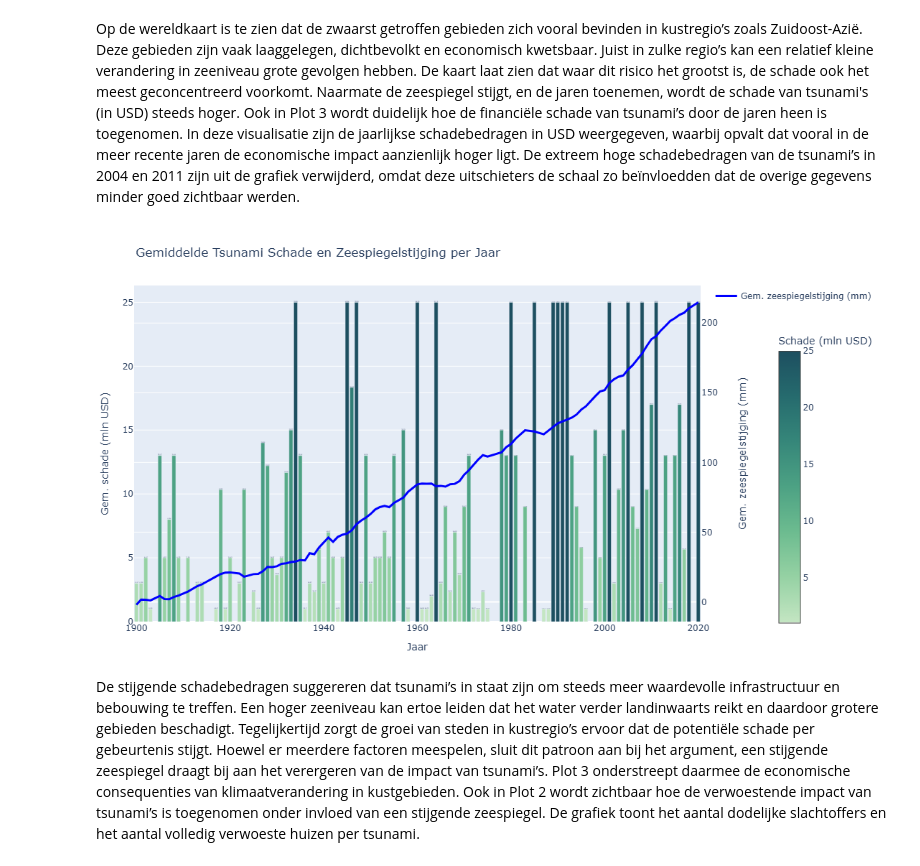
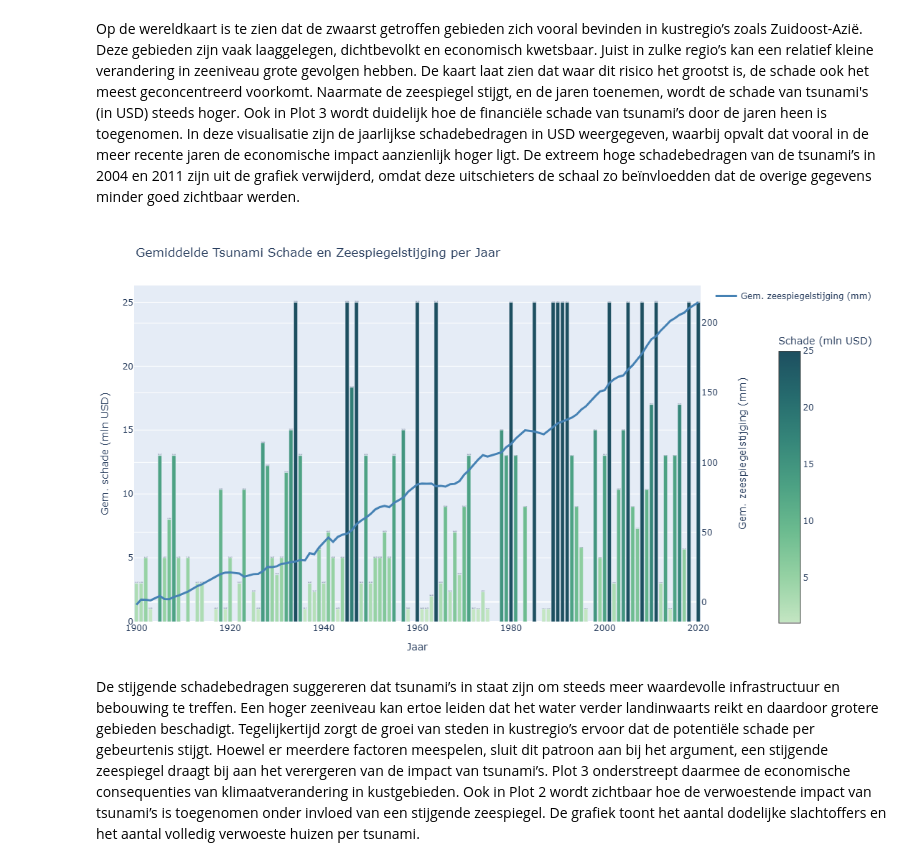
Before and after one commit to roosz/informatievisualisatie, a Jupyter notebook: _build/jupyter_execute/docs/voorindatasory.ipynb, the cells around one changed output. Cells and saved outputs as stored; diff of their text form; code cells hidden in the pictures.

```diff
--- a/_build/jupyter_execute/docs/voorindatasory.ipynb
+++ b/_build/jupyter_execute/docs/voorindatasory.ipynb
@@ -480,37 +481,37 @@ fig.add_trace(go.Scatter(
     name='Gem. zeespiegelstijging (mm)',
     yaxis='y2',
     mode='lines',  # alleen lijn, geen markers
-    line=dict(color='blue', width=3),
+    line=dict(color='steelblue', width=3),
     hoverinfo='none'  # hover info via bar, dus hier niet nodig
 ))
 
 # Layout met twee y-assen
 fig.update_layout(
     title='Gemiddelde Tsunami Schade en Zeespiegelstijging per Jaar',
     xaxis=dict(title='Jaar'),
     yaxis=dict(
         title='Gem. schade (mln USD)',
         rangemode='tozero'
     ),
 yaxis2=dict(
     title='Gem. zeespiegelstijging (mm)',
     overlaying='y',
     side='right',
     rangemode='tozero',
     title_font=dict(
         size=14,
     ),
     title_standoff=30
 ),
 
     height=600,
     width=775,
     margin=dict(l=50, r=70, t=80, b=50)
 )
 
 fig.show()
 # %% [output]
-[figure, old version]
+[figure, new version]
 # %% [markdown]
 De stijgende schadebedragen suggereren dat tsunami’s in staat zijn om steeds meer waardevolle infrastructuur en bebouwing te treffen. Een hoger zeeniveau kan ertoe leiden dat het water verder landinwaarts reikt en daardoor grotere gebieden beschadigt. Tegelijkertijd zorgt de groei van steden in kustregio’s ervoor dat de potentiële schade per gebeurtenis stijgt. Hoewel er meerdere factoren meespelen, sluit dit patroon aan bij het argument, een stijgende zeespiegel draagt bij aan het verergeren van de impact van tsunami’s. Plot 3 onderstreept daarmee de economische consequenties van klimaatverandering in kustgebieden. Ook in Plot 2 wordt zichtbaar hoe de verwoestende impact van tsunami’s is toegenomen onder invloed van een stijgende zeespiegel. De grafiek toont het aantal dodelijke slachtoffers en het aantal volledig verwoeste huizen per tsunami.
 # %%
```
Also changed, not shown: parts of 1 cell of this notebook, 6 other files.
